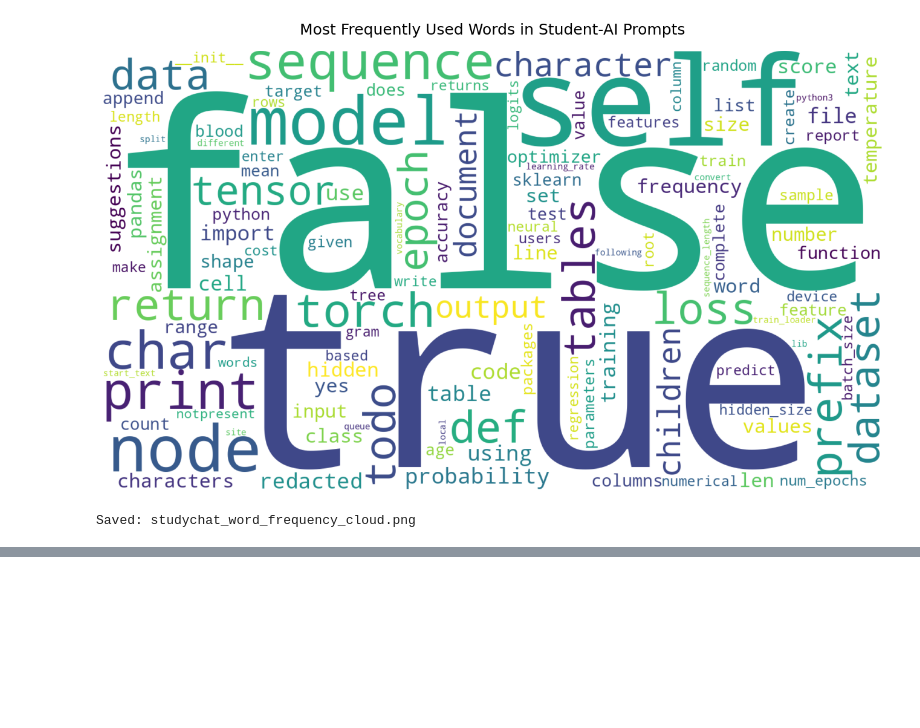
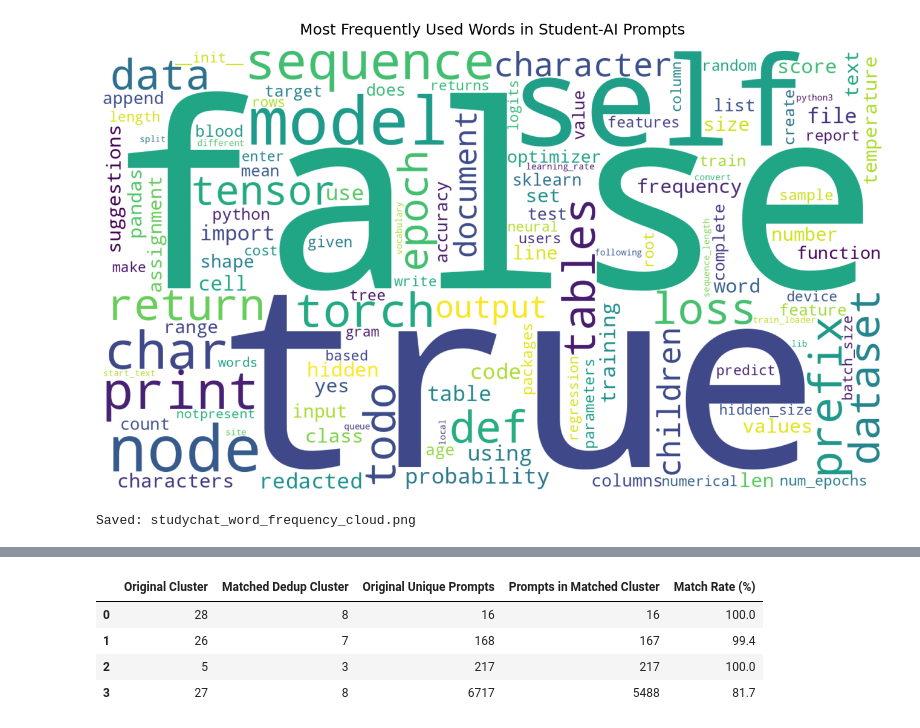
Before and after one commit to papoochu/student-ai-learning-analysis, a Jupyter notebook: notebooks/k_means.ipynb, the cells around one changed output, grey strips where cells are left out. Cells and saved outputs as stored; diff of their text form; code cells hidden in the pictures; blank space fills up the shorter version.

```diff
--- a/notebooks/k_means.ipynb
+++ b/notebooks/k_means.ipynb
@@ -663,0 +863,47 @@ Saved: studychat_word_frequency_cloud.png
+# %%
+
+# Step 15: Match original clusters to deduplicated clusters
+
+import pandas as pd
+import numpy as np
+
+# Predict original-model labels for unique prompts
+original_unique_labels = kmeans_31.predict(X_dedup)
+dedup_unique_labels = kmeans_dedup.predict(X_dedup)
+
+# Compare assignments
+comparison_table = pd.crosstab(
+    pd.Series(original_unique_labels, name="Original Cluster"),
+    pd.Series(dedup_unique_labels, name="Deduplicated Cluster")
+)
+
+selected_clusters = [28, 26, 5, 27]
+
+results = []
+
+for original_cluster in selected_clusters:
+    matches = comparison_table.loc[original_cluster]
+
+    matched_cluster = int(matches.idxmax())
+    matched_docs = int(matches.max())
+    total_docs = int(matches.sum())
+
+    results.append({
+        "Original Cluster": original_cluster,
+        "Matched Dedup Cluster": matched_cluster,
+        "Original Unique Prompts": total_docs,
+        "Prompts in Matched Cluster": matched_docs,
+        "Match Rate (%)": (
+            100 * matched_docs / total_docs
+        )
+    })
+
+cluster_match_df = pd.DataFrame(results)
+
+display(cluster_match_df.round(2))
+# %% [output]
+|  | Original Cluster | Matched Dedup Cluster | Original Unique Prompts | Prompts in Matched Cluster | Match Rate (%) |
+| 0 | 28 | 8 | 16 | 16 | 100.0 |
+| 1 | 26 | 7 | 168 | 167 | 99.4 |
+| 2 | 5 | 3 | 217 | 217 | 100.0 |
+| 3 | 27 | 8 | 6717 | 5488 | 81.7 |
```
Also changed, not shown: parts of 5 cells of this notebook.
